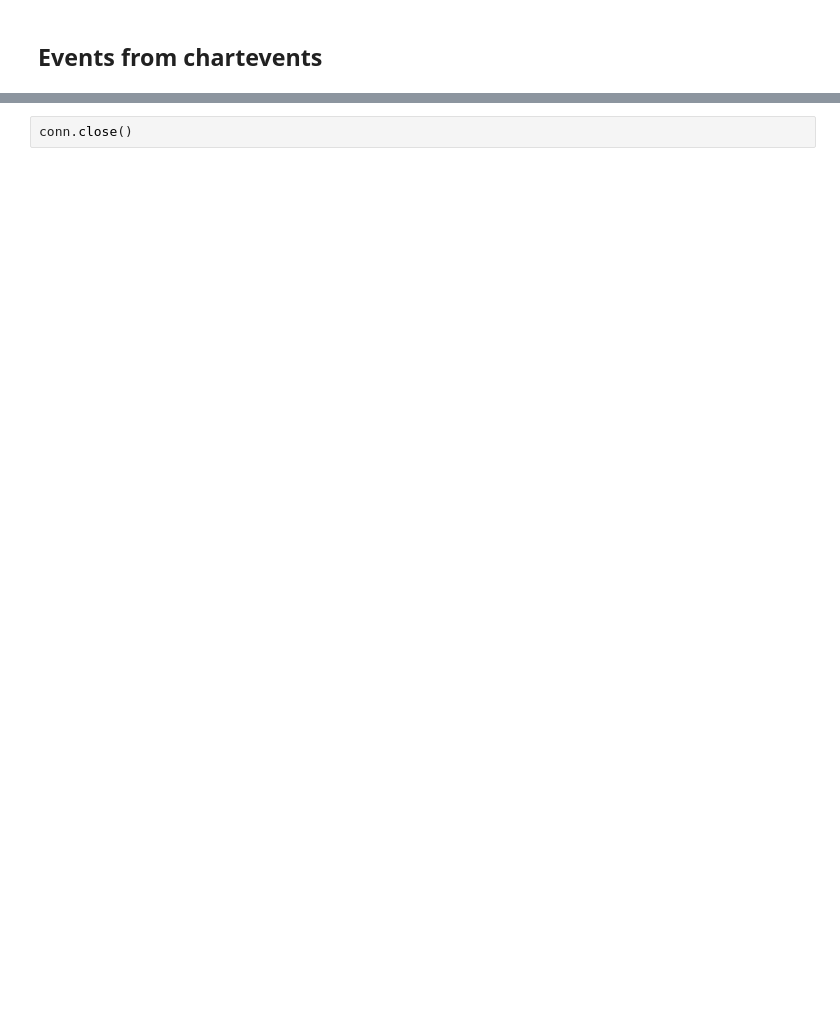
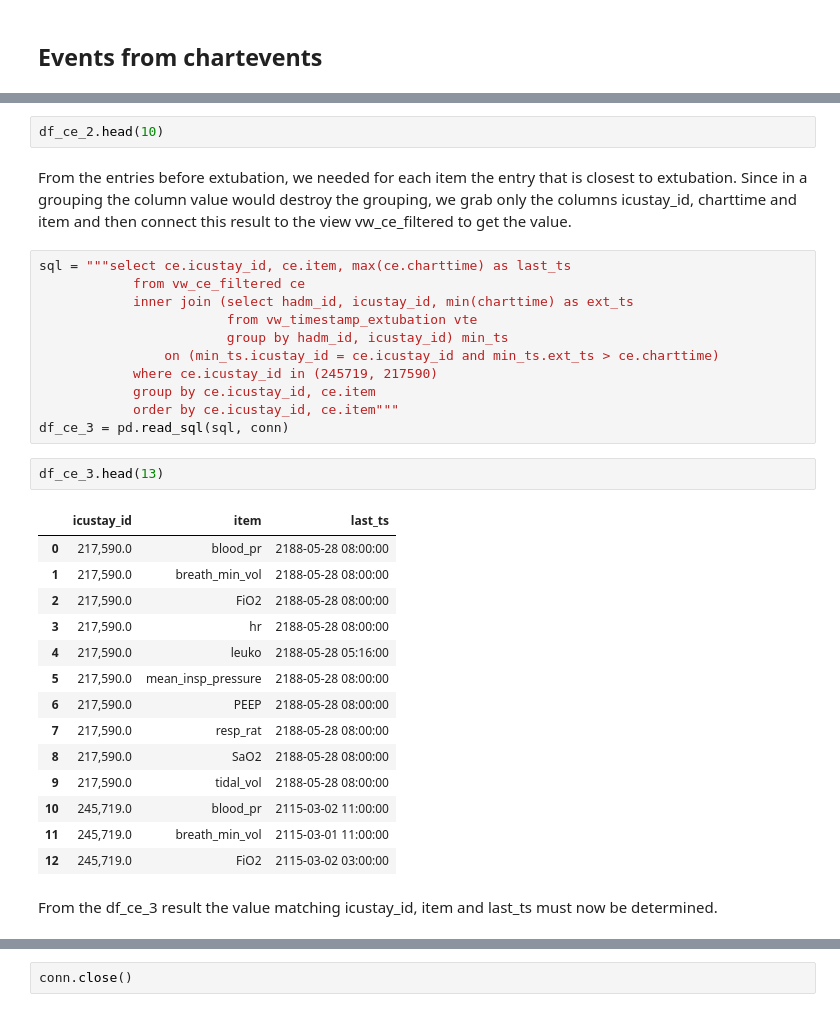
Before and after one commit to m-kno/mimic3, a Jupyter notebook: MIMIC_EDA.ipynb, the cells around one changed output, grey strips where cells are left out. Cells and saved outputs as stored; diff of their text form; blank space fills up the shorter version.

```diff
--- a/MIMIC_EDA.ipynb
+++ b/MIMIC_EDA.ipynb
@@ -459,0 +678,34 @@ df_goal.groupby('hadm_id').count()
+# %%
+df_ce_2.head(10)
+# %% [markdown]
+From the entries before extubation, we needed for each item the entry that is closest to extubation. Since in a grouping the column value would destroy the grouping, we grab only the columns icustay_id, charttime and item and then connect this result to the view vw_ce_filtered to get the value.
+# %%
+sql = """select ce.icustay_id, ce.item, max(ce.charttime) as last_ts
+            from vw_ce_filtered ce
+            inner join (select hadm_id, icustay_id, min(charttime) as ext_ts
+                        from vw_timestamp_extubation vte
+                        group by hadm_id, icustay_id) min_ts
+                on (min_ts.icustay_id = ce.icustay_id and min_ts.ext_ts > ce.charttime)
+            where ce.icustay_id in (245719, 217590)
+            group by ce.icustay_id, ce.item
+            order by ce.icustay_id, ce.item"""
+df_ce_3 = pd.read_sql(sql, conn)
+# %%
+df_ce_3.head(13)
+# %% [output]
+|  | icustay_id | item | last_ts |
+| 0 | 217,590.0 | blood_pr | 2188-05-28 08:00:00 |
+| 1 | 217,590.0 | breath_min_vol | 2188-05-28 08:00:00 |
+| 2 | 217,590.0 | FiO2 | 2188-05-28 08:00:00 |
+| 3 | 217,590.0 | hr | 2188-05-28 08:00:00 |
+| 4 | 217,590.0 | leuko | 2188-05-28 05:16:00 |
+| 5 | 217,590.0 | mean_insp_pressure | 2188-05-28 08:00:00 |
+| 6 | 217,590.0 | PEEP | 2188-05-28 08:00:00 |
+| 7 | 217,590.0 | resp_rat | 2188-05-28 08:00:00 |
+| 8 | 217,590.0 | SaO2 | 2188-05-28 08:00:00 |
+| 9 | 217,590.0 | tidal_vol | 2188-05-28 08:00:00 |
+| 10 | 245,719.0 | blood_pr | 2115-03-02 11:00:00 |
+| 11 | 245,719.0 | breath_min_vol | 2115-03-01 11:00:00 |
+| 12 | 245,719.0 | FiO2 | 2115-03-02 03:00:00 |
+# %% [markdown]
+From the df_ce_3 result the value matching icustay_id, item and last_ts must now be determined.
```
Also changed, not shown: parts of 92 cells of this notebook, 20 other files.
